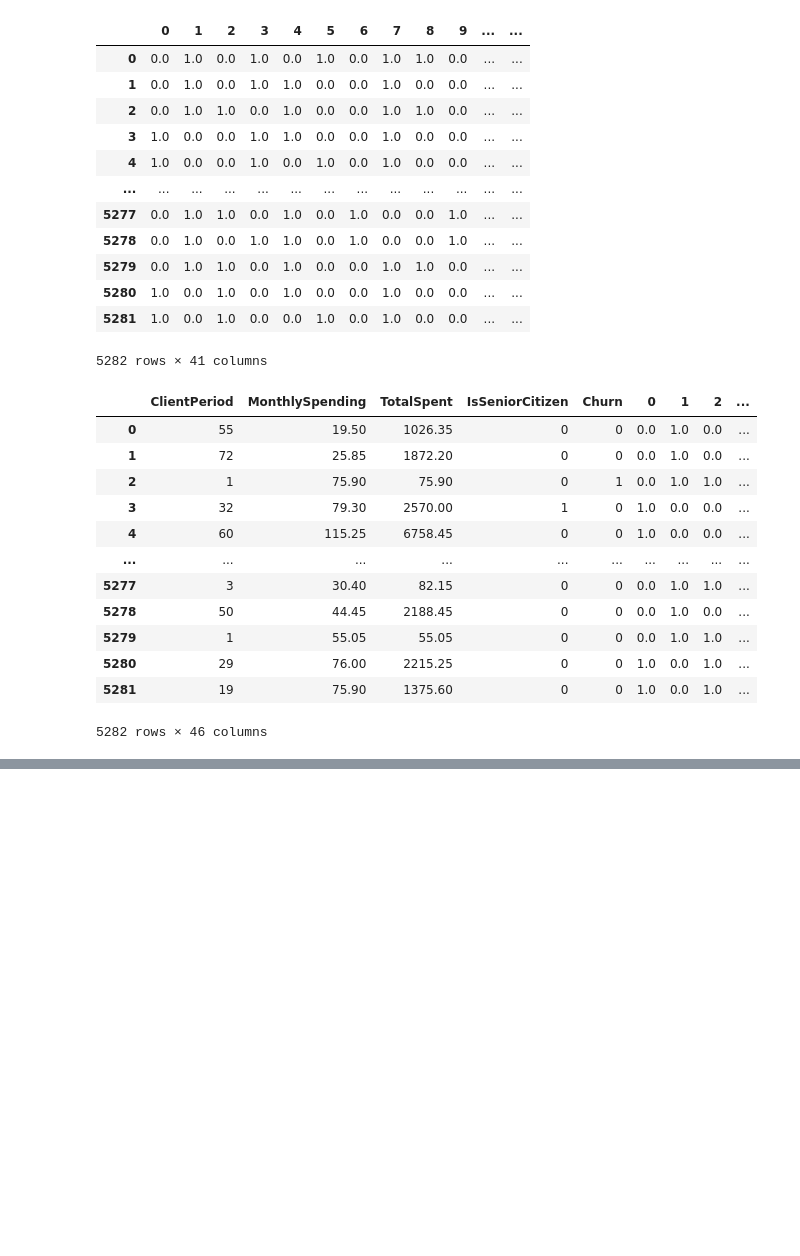
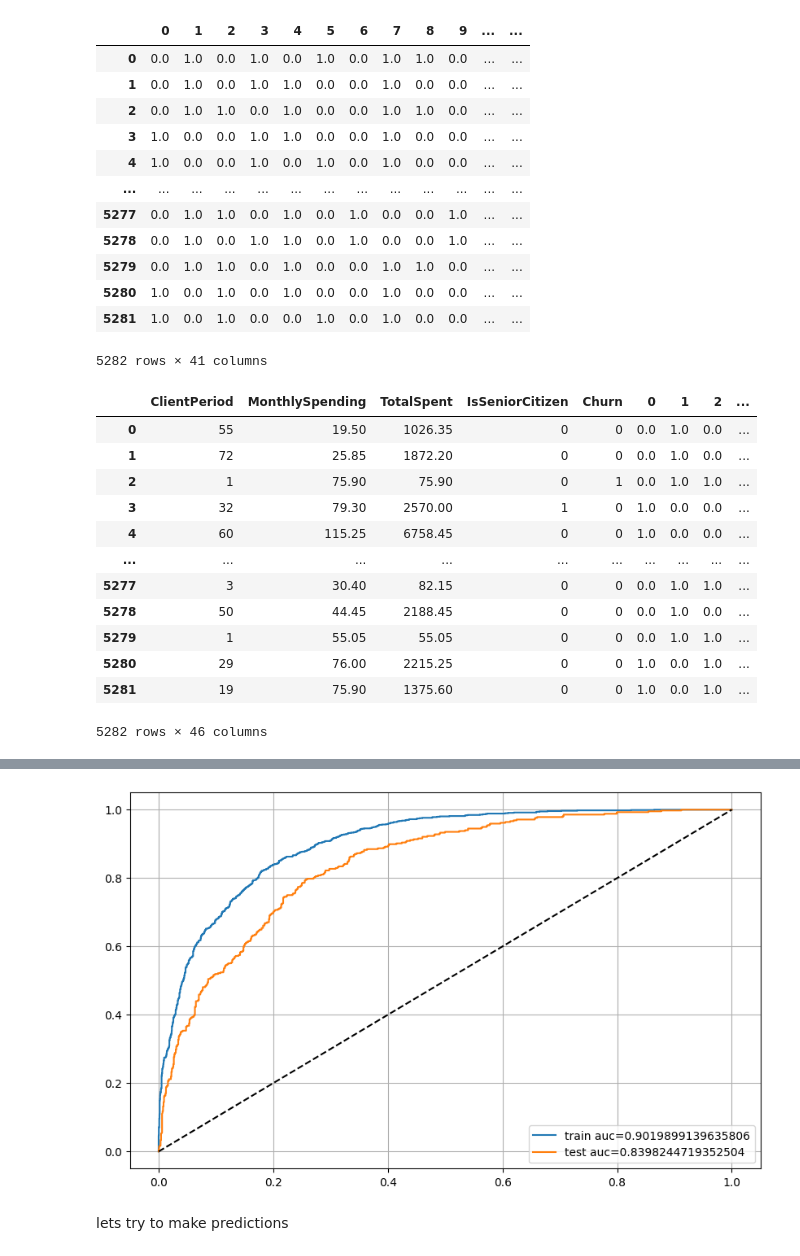
Before and after one commit to DeadArcadiy/ds_dropped_users, a Jupyter notebook: users.ipynb, the cells around one changed output, grey strips where cells are left out. Saved outputs shown, nothing was run; the diff lists cells and outputs as text; code cells hidden in the pictures; blank space fills up the shorter version.

```diff
--- a/users.ipynb
+++ b/users.ipynb
@@ -232,0 +331,6 @@ dtype: int64
+# %%
+cat.fit(train_pool)
+on_train = cat.predict_proba(train_pool)
+on_val = cat.predict_proba(val_pool)
+on_train = on_train[:,1]
+on_val = on_val[:,1]
@@ -232,0 +340,13 @@ dtype: int64
+# %%
+plt.figure(figsize=(10,6))
+plt.plot(*roc_curve(y_train_boost, on_train)[:2],label=f'train auc={train_auc}')
+plt.plot(*roc_curve(y_val_boost, on_val)[:2],label=f'test auc={test_auc}')
+
+plt.plot([0,1], [0,1], '--', color='black')
+
+plt.legend()
+plt.grid()
+# %% [output]
+[figure, added]
+# %% [markdown]
+lets try to make predictions
```
Also changed, not shown: parts of 37 cells of this notebook, 1 other file.
